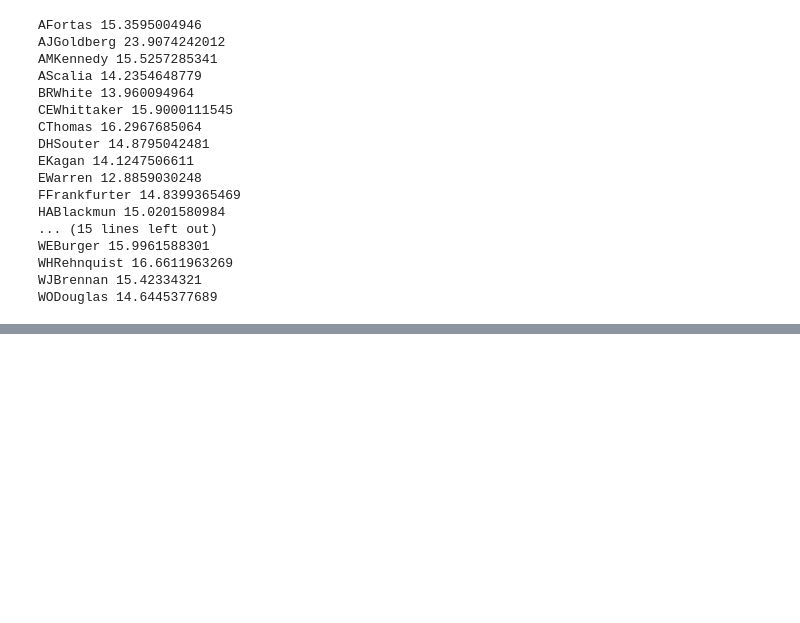
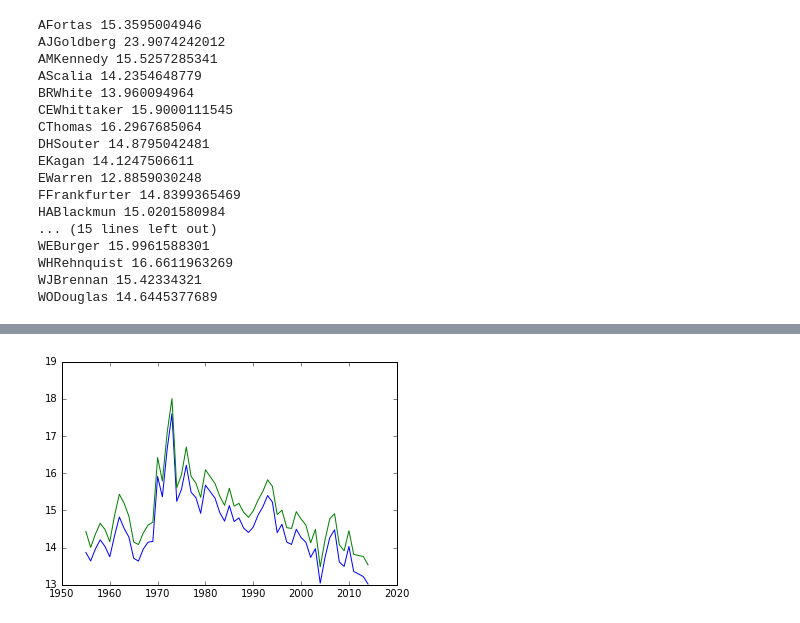
Before and after one commit to tedunderwood/oralarg, a Jupyter notebook: code/readability.ipynb, the cells around one changed output, grey strips where cells are left out. Cells and saved outputs as stored; diff of their text form; code cells hidden in the pictures; blank space fills up the shorter version.

```diff
--- a/code/readability.ipynb
+++ b/code/readability.ipynb
@@ -594,3 +594,28 @@ WEBurger 15.9961588301
 WHRehnquist 16.6611963269
 WJBrennan 15.42334321
 WODouglas 14.6445377689
+# %%
+highs = []
+lows = []
+means = []
+terms = []
+
+for term in set(readability.term):
+    print(term)
+    df = readability.loc[readability.term == term, : ]
+    df.reset_index(inplace = True)
+    themean = np.average(df.difficultpct, weights = df.wordcount)
+    trials = []
+    datalen = df.shape[0]
+    for i in range(1000):
+        indexes = [random.choice(range(datalen)) for x in range(datalen)]
+        values = df.loc[indexes, 'difficultpct']
+        weights = df.loc[indexes, 'wordcount']
+        thistrial = np.average(values, weights = weights)
+        trials.append(thistrial)
+    high, low = np.percentile(trials, [5, 95])
+
+    highs.append(high)
+    lows.append(low)
+    means.append(themean)
+    terms.append(term)
@@ -596,0 +640,6 @@ WODouglas 14.6445377689
+# %%
+plt.plot(terms, highs)
+plt.plot(terms, lows)
+plt.show()
+# %% [output]
+[figure, added]
```
Also changed, not shown: parts of 3 cells of this notebook.
